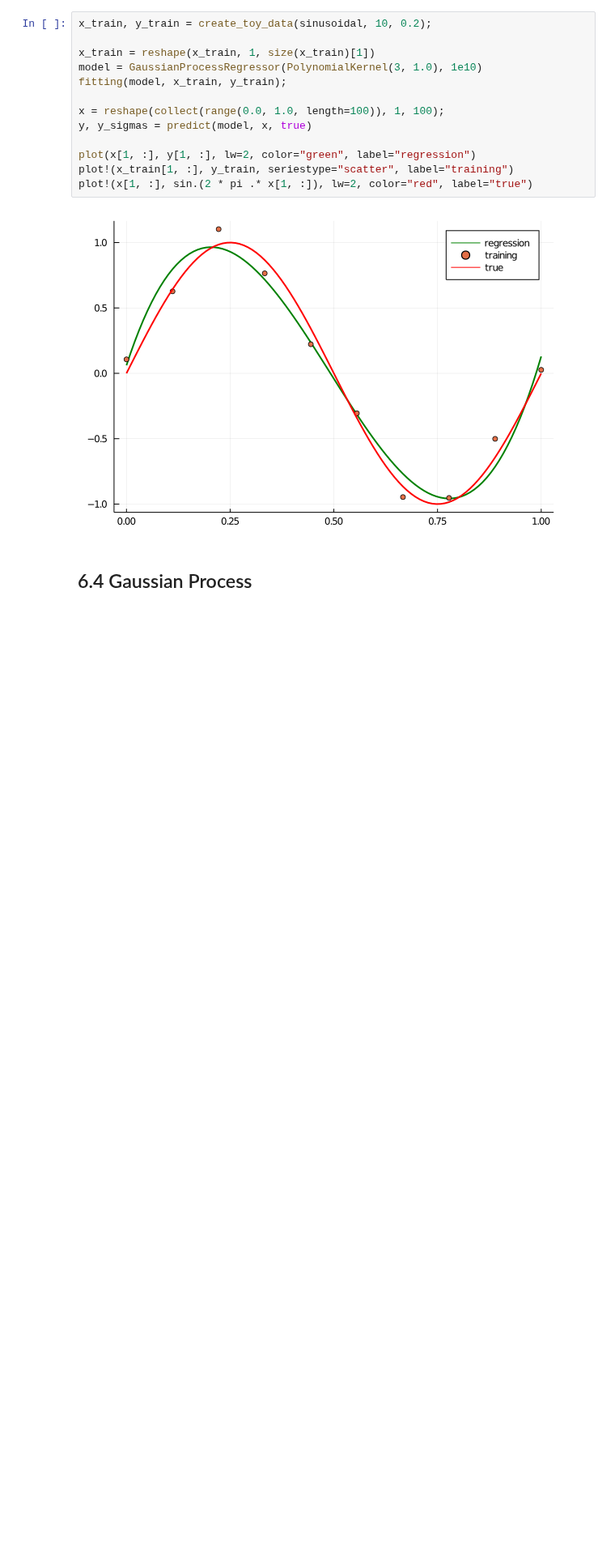
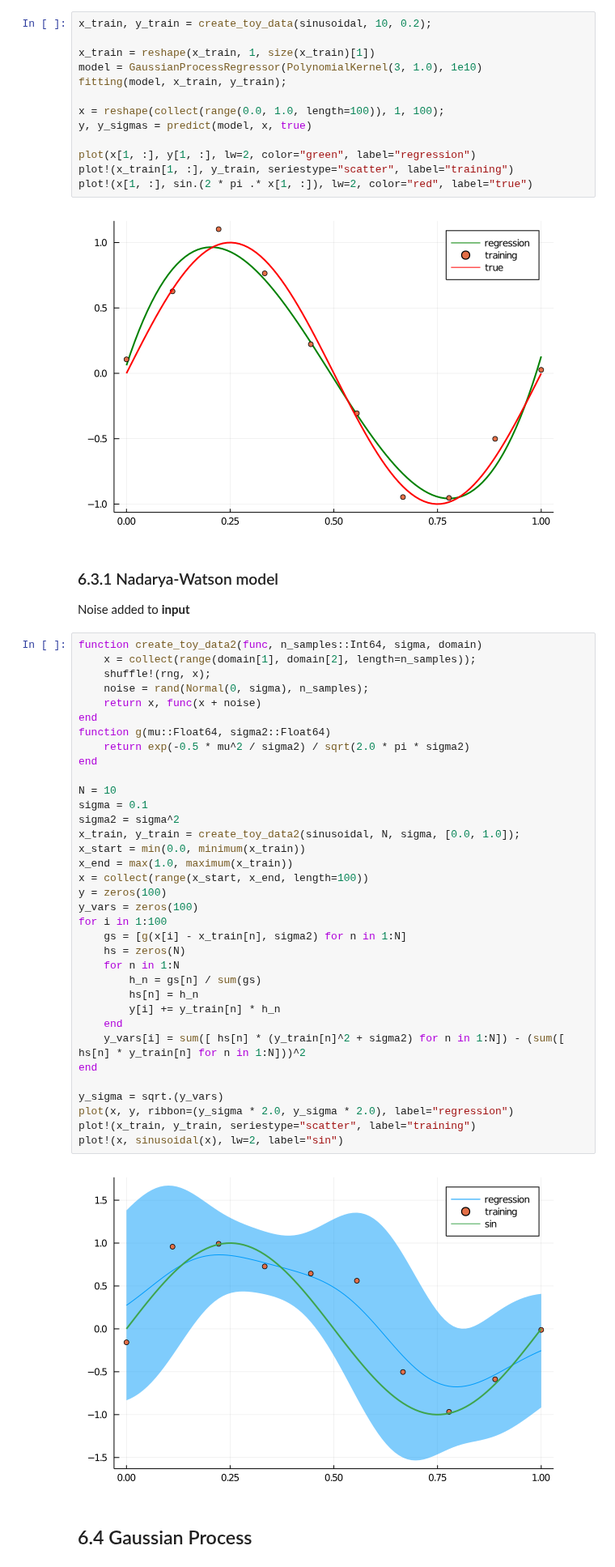
Before and after one commit to soblin/prml-julia, a Jupyter notebook: notebook/ch6.ipynb, the cells around one changed output. Shown at 81% size. Cells and saved outputs as stored; diff of their text form; blank space fills up the shorter version.

Commit message:
added Nadaraya-Watson model

```diff
--- a/notebook/ch6.ipynb
+++ b/notebook/ch6.ipynb
@@ -40,6 +40,47 @@ plot!(x_train[1, :], y_train, seriestype="scatter", label="training")
 plot!(x[1, :], sin.(2 * pi .* x[1, :]), lw=2, color="red", label="true")
 # %% [output]
 [figure]
+# %% [markdown]
+### 6.3.1 Nadarya-Watson model
+
+Noise added to **input**
+# %%
+function create_toy_data2(func, n_samples::Int64, sigma, domain)
+    x = collect(range(domain[1], domain[2], length=n_samples));
+    shuffle!(rng, x);
+    noise = rand(Normal(0, sigma), n_samples);
+    return x, func(x + noise)
+end
+function g(mu::Float64, sigma2::Float64)
+    return exp(-0.5 * mu^2 / sigma2) / sqrt(2.0 * pi * sigma2)
+end
+
+N = 10
+sigma = 0.1
+sigma2 = sigma^2
+x_train, y_train = create_toy_data2(sinusoidal, N, sigma, [0.0, 1.0]);
+x_start = min(0.0, minimum(x_train))
+x_end = max(1.0, maximum(x_train))
+x = collect(range(x_start, x_end, length=100))
+y = zeros(100)
+y_vars = zeros(100)
+for i in 1:100
+    gs = [g(x[i] - x_train[n], sigma2) for n in 1:N]
+    hs = zeros(N)
+    for n in 1:N
+        h_n = gs[n] / sum(gs)
+        hs[n] = h_n
+        y[i] += y_train[n] * h_n
+    end
+    y_vars[i] = sum([ hs[n] * (y_train[n]^2 + sigma2) for n in 1:N]) - (sum([ hs[n] * y_train[n] for n in 1:N]))^2
+end
+
+y_sigma = sqrt.(y_vars)
+plot(x, y, ribbon=(y_sigma * 2.0, y_sigma * 2.0), label="regression")
+plot!(x_train, y_train, seriestype="scatter", label="training")
+plot!(x, sinusoidal(x), lw=2, label="sin")
+# %% [output]
+[figure, added]
 # %% [markdown]
 ## 6.4 Gaussian Process
 # %% [markdown]
```
Also changed, not shown: parts of 3 cells of this notebook.
